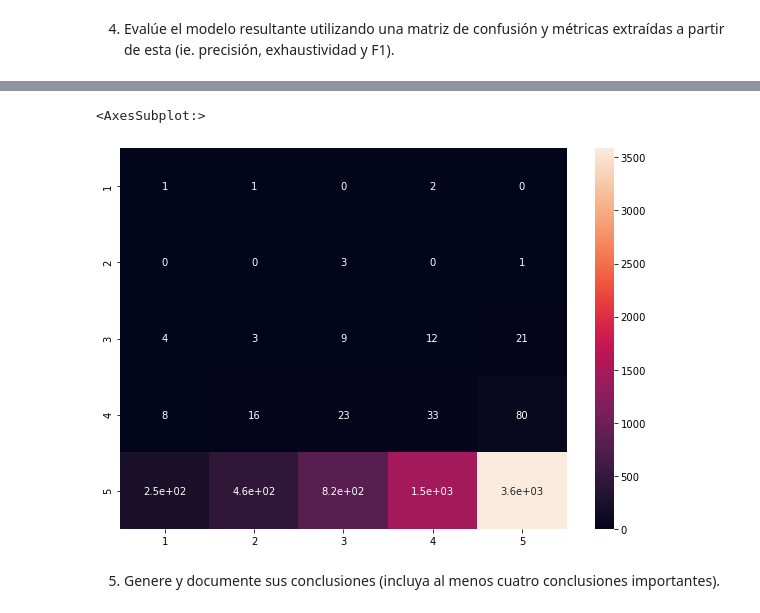
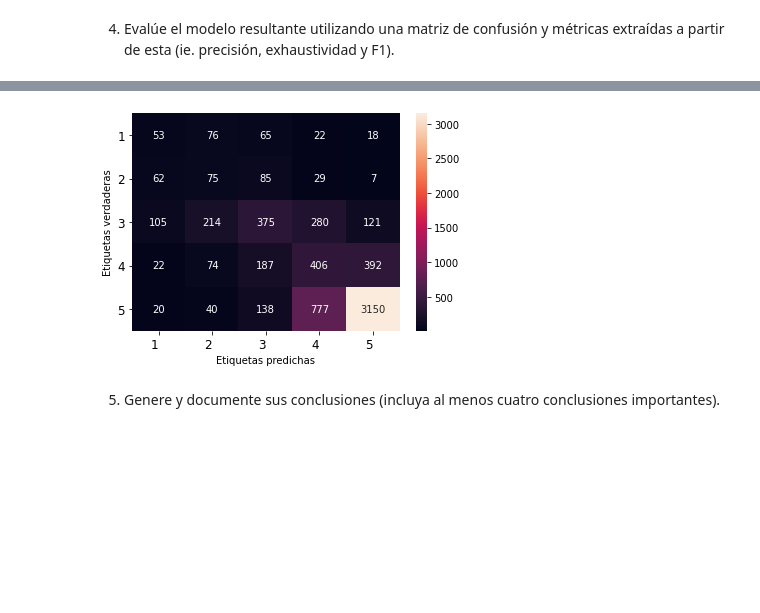
Before and after one commit to waltermv/TP04-IA, a Jupyter notebook: TP04-IA.ipynb, the cells around one changed output, grey strips where cells are left out. Saved outputs shown, nothing was run; the diff lists cells and outputs as text; code cells hidden in the pictures; blank space fills up the shorter version.

```diff
--- a/TP04-IA.ipynb
+++ b/TP04-IA.ipynb
@@ -311,0 +303,19 @@ print(max_lenght)
+# %%
+# Función utilizada para generar entradas de tamaño fijo, se rellena(padding)
+# las listas o vectores con valores nulos emitando así entradas de distintos tamaños.
+#  oraciones: lista de enteros que representan los datos
+#  largo_secuencia: valor entero del largo o relleno a aplicar.
+#  return: listas de oraciones de tamaño fijo.
+def relleno(oraciones, largo_secuencia):
+    resultado = [[0] * largo_secuencia for i in range(len(oraciones))]#np.zeros((len(sentences), seq_len), dtype=int)
+    for ii, comentario in enumerate(oraciones):
+        largo = comentario[1]
+        if largo != 0:
+            resultado[ii][:largo] = np.array(comentario[0])[:largo_secuencia]
+            resultado[ii] = [resultado[ii], largo]
+    return resultado
+
+largo_promedio = 110
+# se realiza el relleno a los datos, con la media de largo por oración.
+X_procesada = relleno(X_procesada, largo_promedio)
+print("Resultado: ", X_procesada[:3])
@@ -774,23 +507,44 @@ SyntaxError: invalid syntax (<ipython-input-326-e8861331a23f>, line 13)
 # %% [markdown]
 4. Evalúe el modelo resultante utilizando una matriz de confusión y métricas extraídas a partir de esta (ie. precisión, exhaustividad y F1).
 # %%
-import seaborn as sn
+# se calculan los valores de error y las predicciones obtenidas
+valor_error, valor_precision, valor_rmse, predicciones = validacion_metricas(modelo, carga_validacion)
+print(f"Valor de error en los datos de entrenamiento: {valor_error}.")
+print(f"Presición (accuracy) en los datos de entrenamiento {valor_precision}.")
+print(f"Raíz del error cuadrático medio en los datos de entrenamiento {valor_rmse} \n")
 
-val_loss, val_acc, val_rmse, predicciones = validation_metrics(model, valid_loader)
-print("train loss %.3f, val loss %.3f, val accuracy %.3f, and val rmse %.3f" % (sum_loss/total, val_loss, val_acc, val_rmse))
+# Función que genera una matriz de confución de n clases
+#  etiquetas: lista de enteros con las etiquetas verdaderas
+#  predicciones: lista de enteros con las etiquetas obtenidas del modelo
+#  return: matriz con los resultados de asiertos contados por clase
+def confusion_matriz(etiquetas, prediciones):
+    clases = sorted(set(etiquetas))
+    matriz = [[0 for _ in clases] for _ in clases]
+    dic   = {valor: i for i, valor in enumerate(clases)}
+    # se itera y genera la matriz de confusión
+    for p, e in zip(prediciones, etiquetas):
+        matriz[dic[e]][dic[e]] += 1
+    return matriz
 
-from sklearn.metrics import classification_report
-# se muestran los resultados para comparar con los obtenidos
-print(classification_report(y_test, predicciones, target_names=["1", "2", "3", "4", "5"]))
+# se genera la matriz de confusión de los datos obtenidos la cual nos muestra los aciertos y
+# errores de clasificación obtenidos.
+matriz_confusion = confusion_matrix(predicciones, y_prueba)
+print(f"Matriz de Confusión:\n {matriz_confusion}\n")
 
-from sklearn.metrics import confusion_matrix
-print("Confusion Matrix : ")
-cm = confusion_matrix(predicciones, y_test)
 
-print(cm)
+# se genera un reporte de las metricas obtenidas mediante la función classification_report
+# con los valores de precision, recall, f1-score y accuracy
+etiquetas = ['1', '2', '3', '4', '5']
+print(classification_report(y_prueba, predicciones, target_names=etiquetas))
 
-df_cm = pd.DataFrame(cm, index = [i for i in "12345"],
-                  columns = [i for i in "12345"])
-plt.figure(figsize = (10,7))
-sn.heatmap(df_cm, annot=True)
+# Se imprime la matriz de confusión de forma grafica con matplolib y seaborn
+df_matriz_confusion = pd.DataFrame(matriz_confusion,index=etiquetas,columns=etiquetas).astype(int)
+mapa_calor = sn.heatmap(df_matriz_confusion, annot=True, fmt="d")
+
+# se grafica la matriz de confusión
+mapa_calor.yaxis.set_ticklabels(mapa_calor.yaxis.get_ticklabels(), rotation=0, ha='right',fontsize=12)
+mapa_calor.xaxis.set_ticklabels(mapa_calor.xaxis.get_ticklabels(), rotation=0, ha='right',fontsize=12)
+plt.ylabel('Etiquetas verdaderas')
+plt.xlabel('Etiquetas predichas')
+plt.show()
 # %% [output]
@@ -819,5 +572,4 @@ Confusion Matrix :
-<AxesSubplot:>
-[figure, old version]
+[figure, new version]
 # %% [markdown]
 5. Genere y documente sus conclusiones (incluya al menos cuatro conclusiones importantes).
 # %% [markdown]
```
Also changed, not shown: parts of 45 cells of this notebook.
